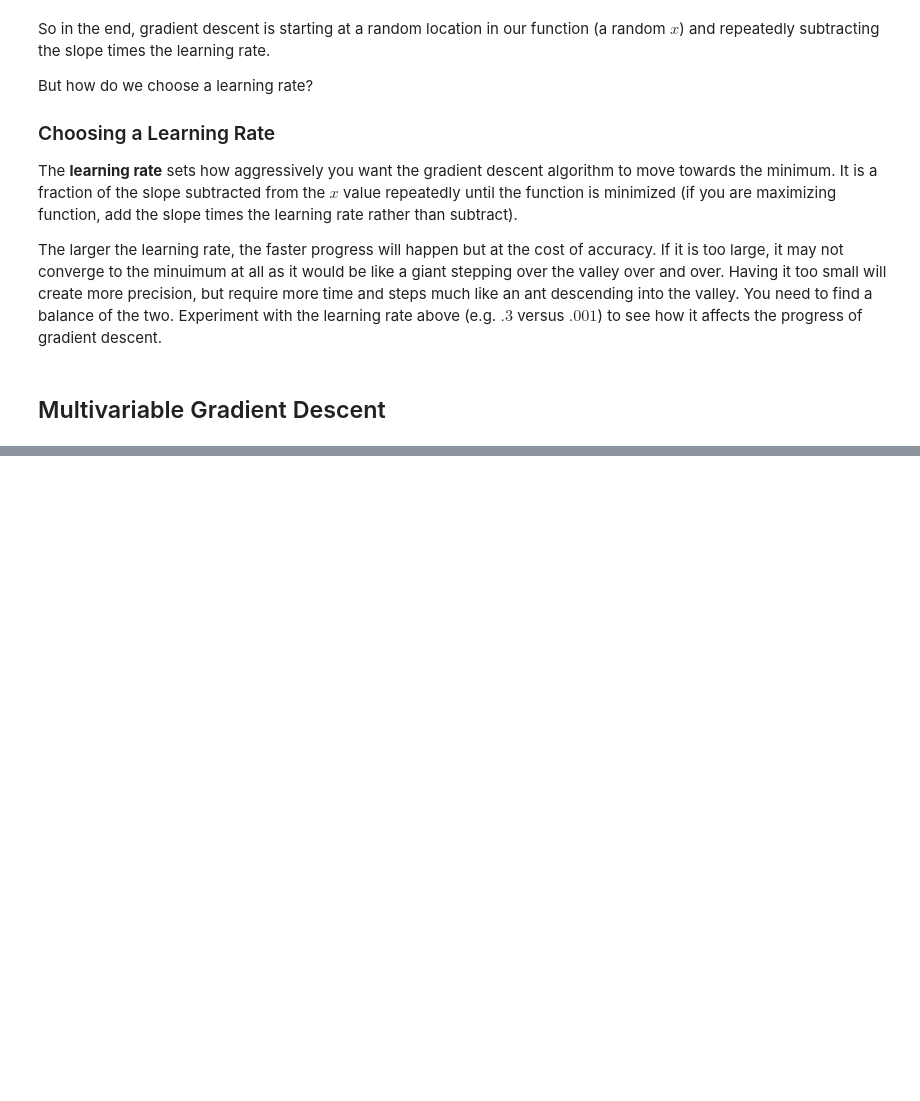
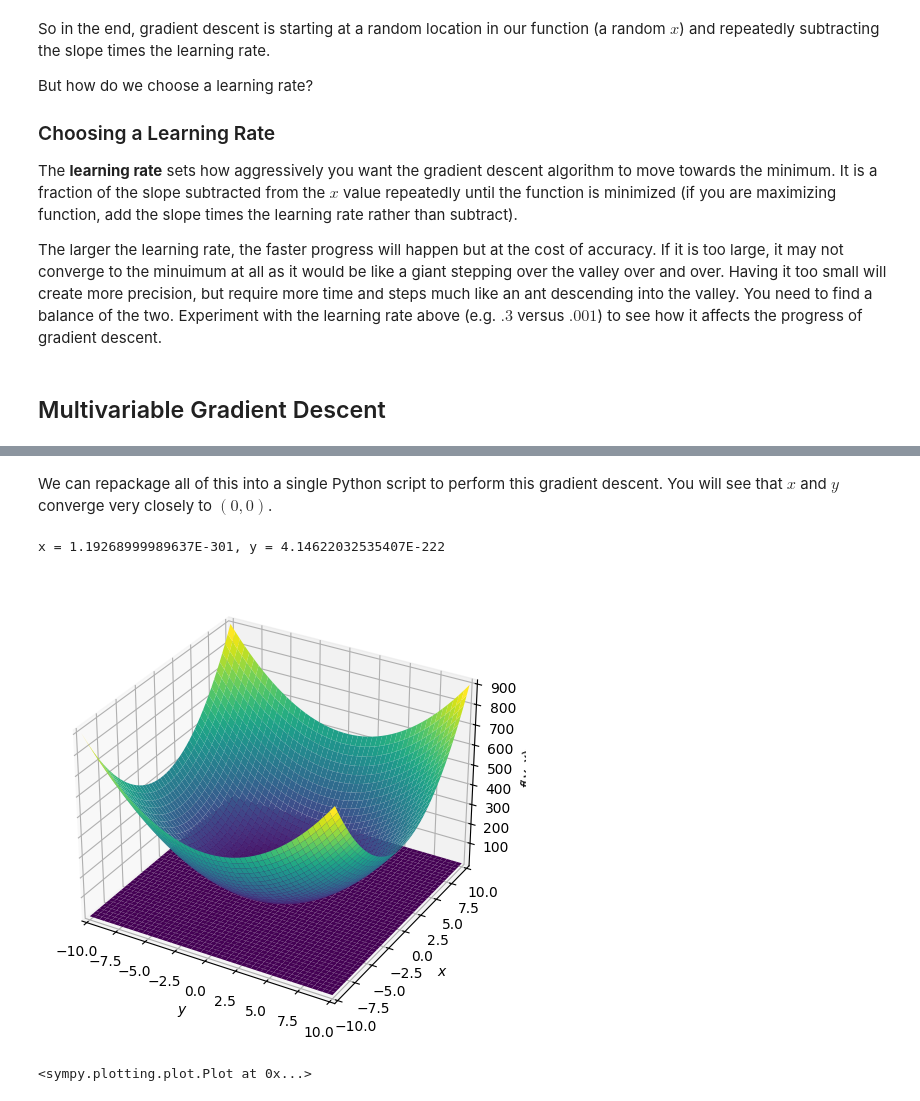
Before and after one commit to thomasnield/anaconda_calculus_fundamentals, a Jupyter notebook: 4_gradient_descent.ipynb, the cells around one changed output, grey strips where cells are left out. Drawn from its saved outputs; the diff is of its cells as text; code cells hidden in the pictures; blank space fills up the shorter version.

```diff
--- a/4_gradient_descent.ipynb
+++ b/4_gradient_descent.ipynb
@@ -104,7 +104,7 @@ L = .05
 # start x at random location
 x_i = random.uniform(-3,1)
 
-for i in range(1000):
+for i in range(1000):a
     x_i -= m * L
     m = dx.subs(x, x_i)
     b = -(m * x_i - f.subs(x, x_i))
@@ -129,0 +220,35 @@ The larger the learning rate, the faster progress will happen but at the cost of
+# %% [markdown]
+We can repackage all of this into a single Python script to perform this gradient descent. You will see that $ x $ and $ y $ converge very closely to $ (0,0) $.
+# %%
+from sympy import *
+from sympy.plotting import plot3d
+import random
+
+# declare function and derivative
+x,y = symbols('x y')
+f = 5*x**2 + 4*y**2 + 1
+dx = diff(f, x)
+dy = diff(f, y)
+
+# declare learning rate
+L = .05
+
+# start x at random location
+x_i = random.uniform(-10,10)
+y_i = random.uniform(-10,10)
+
+for i in range(1000):
+    dx_i = dx.subs(x, x_i)
+    dy_i = dy.subs(y, y_i)
+
+    x_i -= dx_i * L
+    y_i -= dy_i * L
+
+    b = -(dx_i * x_i + dy_i * y_i - f.subs([(x, x_i), (y, y_i)]))
+
+print(f"x = {x_i}, y = {y_i}")
+plot3d(f, dx_i*x + dy_i * y + b, xlim=(-10,10),ylim=(-10,10))
+# %% [output]
+x = 1.19268999989637E-301, y = 4.14622032535407E-222
+[figure, added]
+<sympy.plotting.plot.Plot at 0x...>
```
Also changed, not shown: parts of 15 cells of this notebook.
